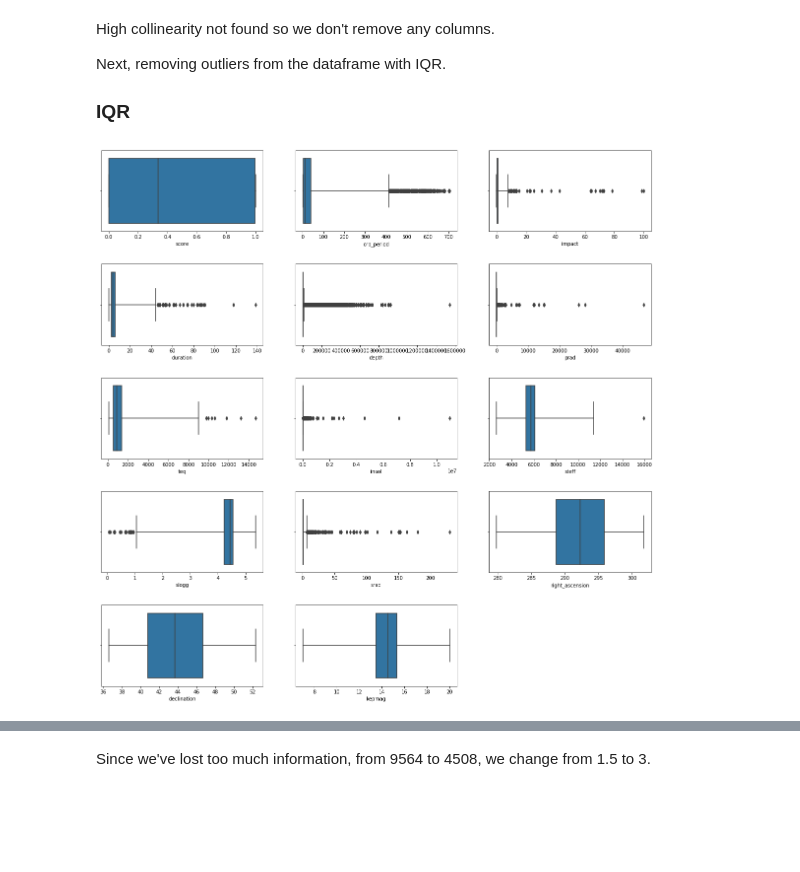
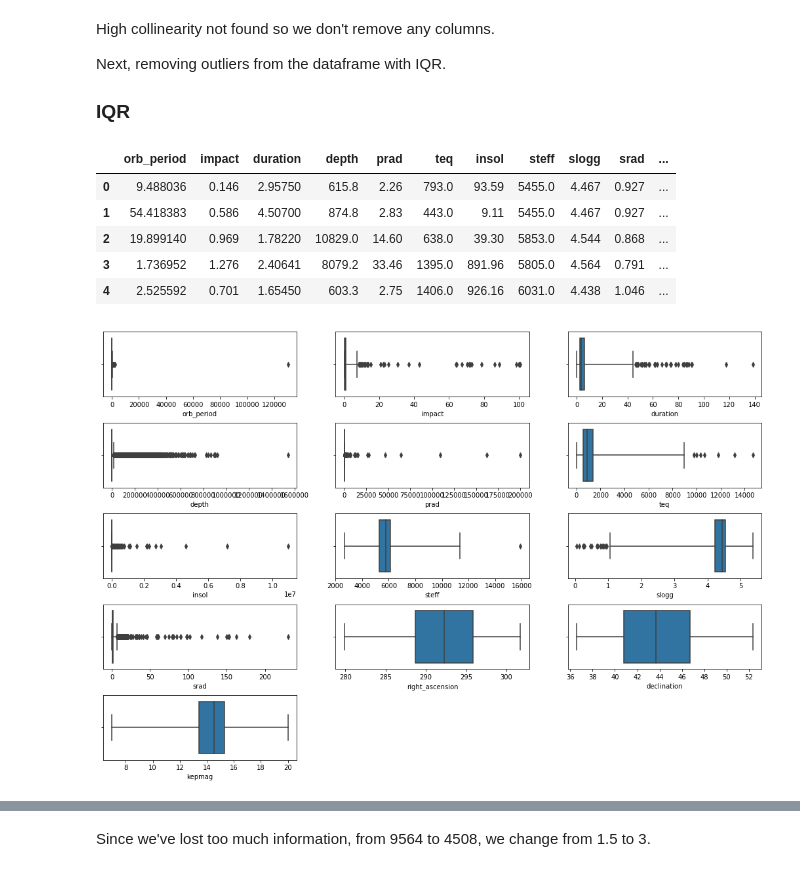
Before and after one commit to annaviper/exoplanets, a Jupyter notebook: 1. Data cleaning/kepler_cleaning.ipynb, the cells around one changed output, grey strips where cells are left out. Cells and saved outputs as stored; diff of their text form; code cells hidden in the pictures; blank space fills up the shorter version.

Commit message:
finished kepler_cleaning

```diff
--- a/1. Data cleaning/kepler_cleaning.ipynb
+++ b/1. Data cleaning/kepler_cleaning.ipynb
@@ -9,7 +9,7 @@ import seaborn as sns
 # %%
 # Importing data
 
-kepler = pd.read_csv('datasets/cumulative.csv') # Characteristics of all discovered extrasolar planets (9564, 50)
+kepler = pd.read_csv('../datasets/cumulative.csv')
 # %%
 kepler.head()
 # %% [output]
@@ -30,7 +30,7 @@ pd.set_option('display.width', 1000)
 # %%
 # Removing columns with no valuable information for the project
 
-kepler = kepler.drop(['rowid', 'kepid', 'koi_score', 'koi_fpflag_nt', 'koi_tce_delivname', 'koi_fpflag_ss', 'koi_tce_plnt_num', 'koi_model_snr', 'koi_time0bk', 'koi_fpflag_co', 'koi_fpflag_ec', 'koi_teq_err1', 'koi_teq_err2', 'koi_period_err1', 'koi_period_err2', 'koi_time0bk_err1', 'koi_time0bk_err2', 'koi_impact_err1',  'koi_impact_err2', 'koi_duration_err1', 'koi_duration_err2', 'koi_depth_err1', 'koi_depth_err2', 'koi_prad_err1', 'koi_prad_err2', 'koi_insol_err1', 'koi_insol_err2', 'koi_steff_err1', 'koi_steff_err2', 'koi_slogg_err1', 'koi_slogg_err2', 'koi_srad_err1', 'koi_srad_err2'], axis=1)
+kepler.drop(['rowid', 'kepid', 'koi_score', 'koi_fpflag_nt', 'koi_tce_delivname', 'koi_fpflag_ss', 'koi_tce_plnt_num', 'koi_model_snr', 'koi_time0bk', 'koi_fpflag_co', 'koi_fpflag_ec', 'koi_teq_err1', 'koi_teq_err2', 'koi_period_err1', 'koi_period_err2', 'koi_time0bk_err1', 'koi_time0bk_err2', 'koi_impact_err1',  'koi_impact_err2', 'koi_duration_err1', 'koi_duration_err2', 'koi_depth_err1', 'koi_depth_err2', 'koi_prad_err1', 'koi_prad_err2', 'koi_insol_err1', 'koi_insol_err2', 'koi_steff_err1', 'koi_steff_err2', 'koi_slogg_err1', 'koi_slogg_err2', 'koi_srad_err1', 'koi_srad_err2'], axis=1, inplace=True)
 # %%
 # Checking the number of NaNs on the columns left
 
@@ -66,0 +65,4 @@ Keeping the kepler_name row because it doesn't matter if we have that informatio
+# %%
+# Removing 'kepler_name' column since it has a lot of NaN values and we still have 'kepoi_name' for identification
+
+kepler.drop('kepler_name', axis=1, inplace=True)
@@ -116,15 +150,27 @@ High collinearity not found so we don't remove any columns.
 Next, removing outliers from the dataframe with IQR.
 
 ### IQR
+# %%
+# Selecting only the columns with numeric data
+
+kepler_outliers = kepler._get_numeric_data()
+kepler_outliers.head()
+# %% [output]
+|  | orb_period | impact | duration | depth | prad | teq | insol | steff | slogg | srad | ... |
+| 0 | 9.488036 | 0.146 | 2.95750 | 615.8 | 2.26 | 793.0 | 93.59 | 5455.0 | 4.467 | 0.927 | ... |
+| 1 | 54.418383 | 0.586 | 4.50700 | 874.8 | 2.83 | 443.0 | 9.11 | 5455.0 | 4.467 | 0.927 | ... |
+| 2 | 19.899140 | 0.969 | 1.78220 | 10829.0 | 14.60 | 638.0 | 39.30 | 5853.0 | 4.544 | 0.868 | ... |
+| 3 | 1.736952 | 1.276 | 2.40641 | 8079.2 | 33.46 | 1395.0 | 891.96 | 5805.0 | 4.564 | 0.791 | ... |
+| 4 | 2.525592 | 0.701 | 1.65450 | 603.3 | 2.75 | 1406.0 | 926.16 | 6031.0 | 4.438 | 1.046 | ... |
 # %%
-f = plt.figure(figsize=(20, 20))
+f = plt.figure(figsize=(18, 12))
 i=1
 import math
 for col in kepler_outliers.columns:
     subplot = f.add_subplot(math.ceil(kepler_outliers.shape[1]/3),3,i)
     sns.boxplot(x=kepler_outliers[col].dropna(),whis=10)
     i=i+1
 plt.subplots_adjust(hspace=0.4)
 plt.show()
 # %% [output]
-[figure, old version]
+[figure, new version]
```
Also changed, not shown: parts of 17 cells of this notebook.
